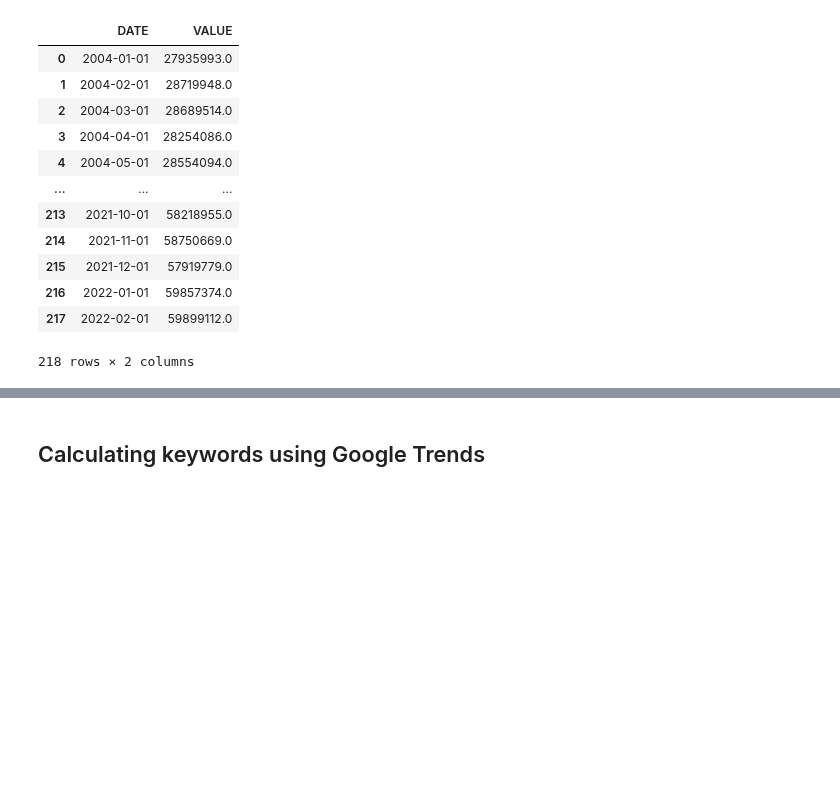
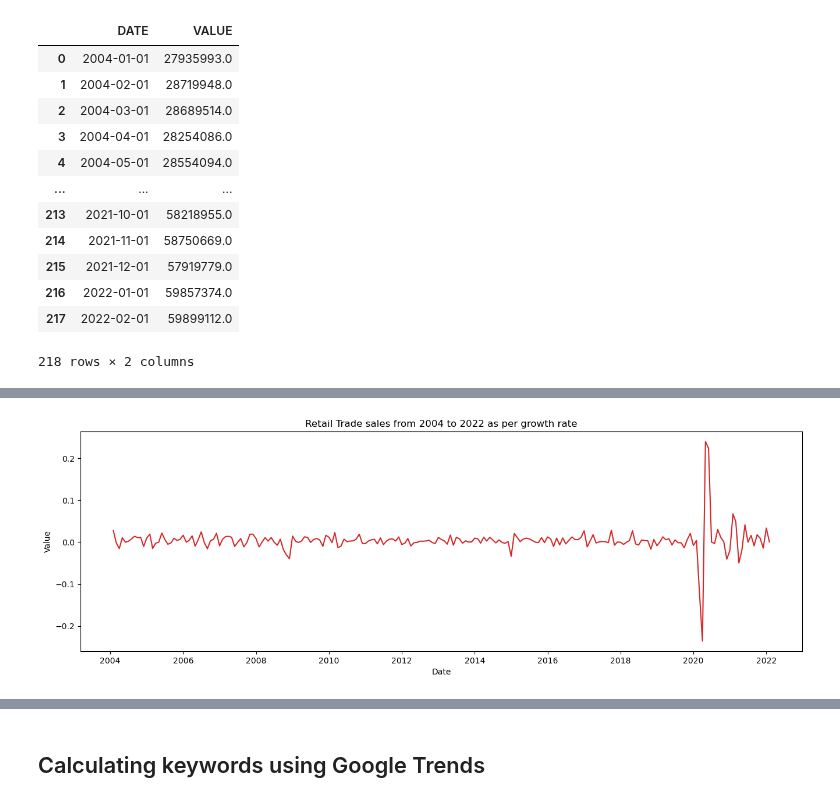
Before and after one commit to ubco-mds-2021-labs/capstone-project-googletrends_capstone, a Jupyter notebook: src/notebooks/retailsales_notebook.ipynb, the cells around one changed output, grey strips where cells are left out. Saved outputs shown, nothing was run; the diff lists cells and outputs as text; code cells hidden in the pictures; blank space fills up the shorter version.

```diff
--- a/src/notebooks/retailsales_notebook.ipynb
+++ b/src/notebooks/retailsales_notebook.ipynb
@@ -56,0 +73,3 @@ plt.show()
+# %%
+retailsales_final['GrowthRate']=retailsales_final['VALUE'].pct_change()
+retailsales_final.reset_index(drop=True)
@@ -56,0 +90,8 @@ plt.show()
+# %%
+# Plot for growth rate
+plot_df(retailsales_final,
+        x=retailsales_final.DATE,
+        y=retailsales_final.GrowthRate,
+        title='Retail Trade sales from 2004 to 2022 as per growth rate')
+# %% [output]
+[figure, added]
```
Also changed, not shown: parts of 9 cells of this notebook.
